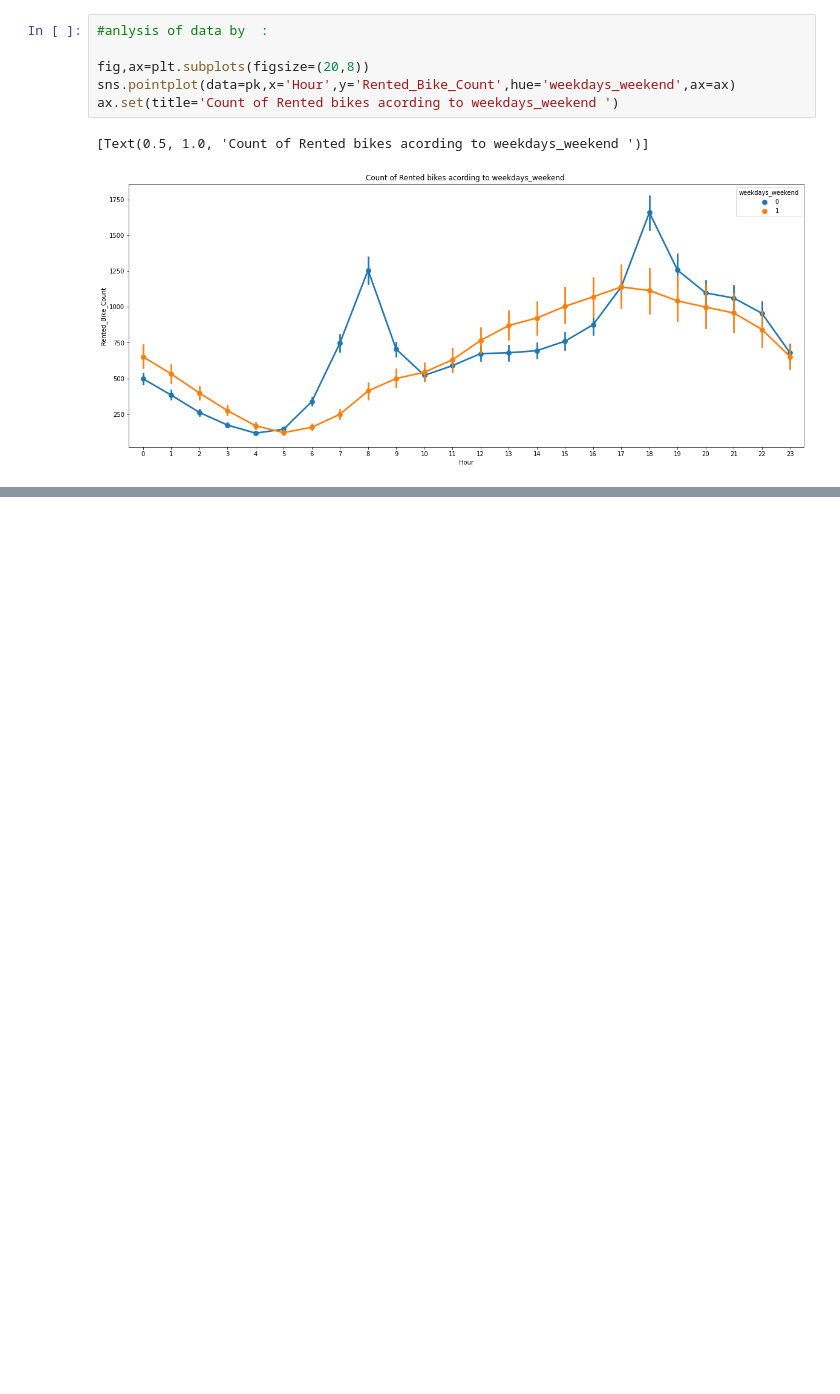
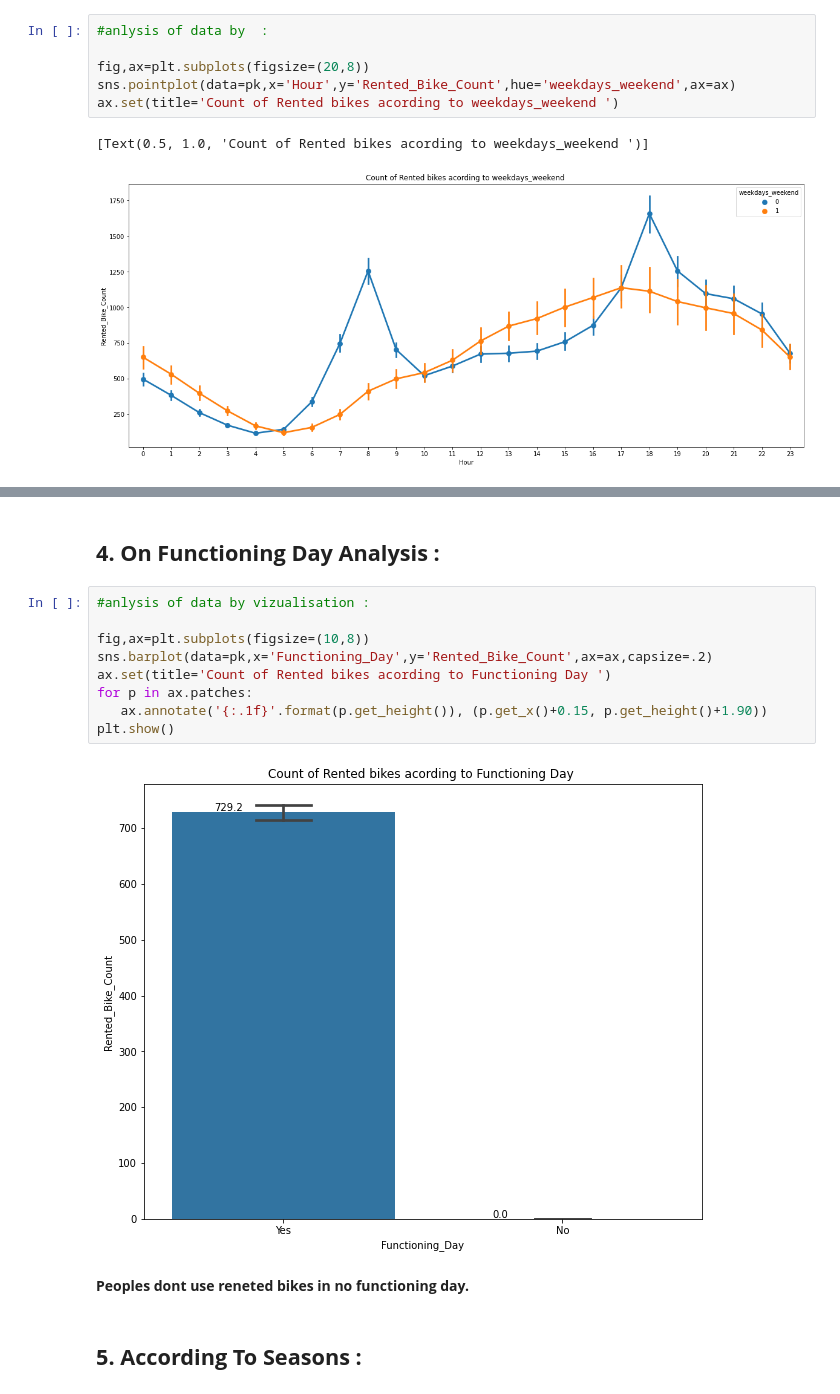
Before and after one commit to prati25/Bike-sharing-demand, a Jupyter notebook: Copy_of_Bike_Sharing_Demand_Prediction_Capstone_Project.ipynb, the cells around one changed output, grey strips where cells are left out. Drawn from its saved outputs; the diff is of its cells as text; blank space fills up the shorter version.

```diff
--- a/Copy_of_Bike_Sharing_Demand_Prediction_Capstone_Project.ipynb
+++ b/Copy_of_Bike_Sharing_Demand_Prediction_Capstone_Project.ipynb
@@ -421,0 +458,17 @@ ax.set(title='Count of Rented bikes acording to weekdays_weekend ')
+# %% [markdown]
+ ## **4. On Functioning Day Analysis :**
+# %%
+#anlysis of data by vizualisation :
+
+fig,ax=plt.subplots(figsize=(10,8))
+sns.barplot(data=pk,x='Functioning_Day',y='Rented_Bike_Count',ax=ax,capsize=.2)
+ax.set(title='Count of Rented bikes acording to Functioning Day ')
+for p in ax.patches:
+   ax.annotate('{:.1f}'.format(p.get_height()), (p.get_x()+0.15, p.get_height()+1.90))
+plt.show()
+# %% [output]
+[figure, added]
+# %% [markdown]
+**Peoples dont use reneted bikes in no functioning day.**
+# %% [markdown]
+## **5. According To Seasons :**
```
Also changed, not shown: parts of 99 cells of this notebook.
